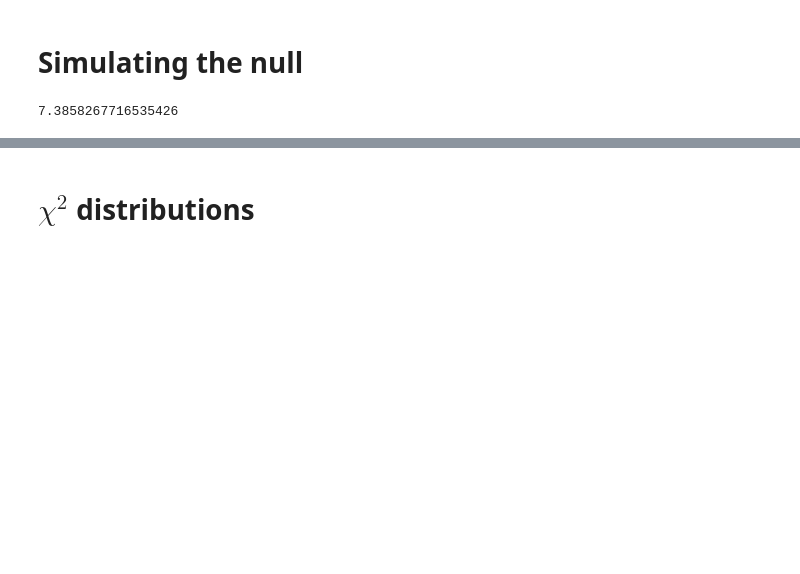
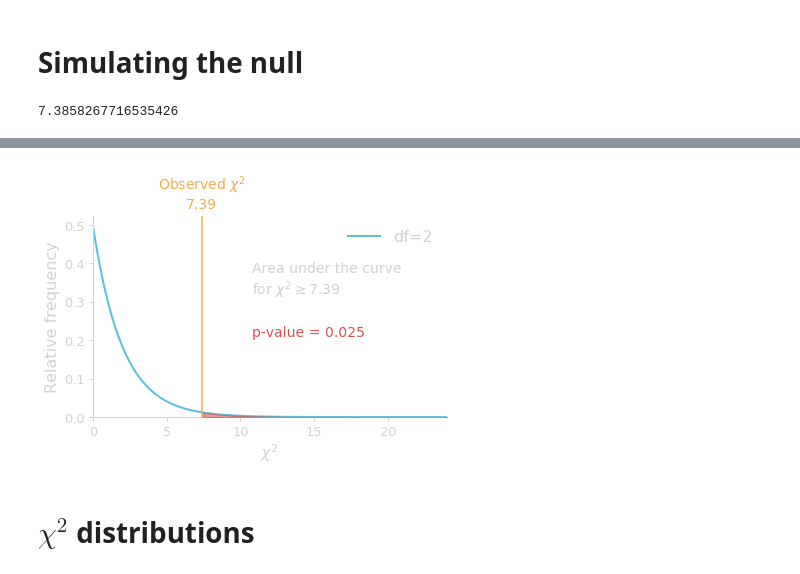
Before and after one commit to gcalmettes/stats13-slides, a Jupyter notebook: notebook-fig/figs-slides-9-multiple-proportions.ipynb, the cells around one changed output, grey strips where cells are left out. Drawn from its saved outputs; the diff is of its cells as text; code cells hidden in the pictures; blank space fills up the shorter version.

```diff
--- a/notebook-fig/figs-slides-9-multiple-proportions.ipynb
+++ b/notebook-fig/figs-slides-9-multiple-proportions.ipynb
@@ -270,3 +320,45 @@ plt.savefig("/Users/Gui/Box Sync/_STATS13/_Slides/_stats13-Lectures/assets/img/l
+# %%
+df=2
+chi_dist = stats.chi2(df=df)
+
+fig = plt.figure(figsize=(6,4))
+ax1 = fig.add_axes([0.15, 0.15, 0.82, 0.7])
+ax2 = ax1.twinx()
+
+for ax in [ax1]:
+    x = np.linspace(0, 25, 300)
+    ax.plot(x, chi_dist.pdf(x), lw=2, alpha=1, color=colors["blue"], label=f"df={df}")
+    for spine in ["bottom", "left"]:
+        ax.spines[spine].set_linewidth(1)
+        ax.spines[spine].set_color(colors["lightgray"])
+    for spine in ["top", "right"]:
+        ax.spines[spine].set_visible(False)
+    ax.tick_params(axis="both", width=1, size=4, color=colors["lightgray"], labelcolor=colors["lightgray"],
+                   labelsize=13, pad=4)
+    ax.set_xlabel("$\chi^2$", size=16, color=colors["lightgray"], ha="center")
+    ax.set_ylabel("Relative frequency", size=16, color=colors["lightgray"], ha="center")
+    ax.set_ylim(0)
+    ax.set_xlim(0, 24)
+    legend = ax.legend(loc="upper right", frameon=False, fontsize=16)
+    for text in legend.get_texts():
+        text.set_color(colors["lightgray"])
+
+for ax in [ax2]:
+    ax.axis("off")
+    ax.set_ylim(ax1.get_ylim())
+    pvalue = chi_dist.sf(original_chi)
+    ax.axvline(original_chi, color=colors["orange"], ymax=1)
+    ax.text(original_chi, ax.get_ylim()[1]*1.02, f'Observed $\chi^2$\n{original_chi:.2f}', ha="center",
+        color=colors["orange"], size=14, va="bottom")
+    ax.text(ax.get_xlim()[1]*0.45, ax.get_ylim()[1]*0.6, f"Area under the curve\nfor $\chi^2\geq${original_chi:.2f}",
+            color=colors["lightgray"], size=14)
+    ax.text(ax.get_xlim()[1]*0.45, ax.get_ylim()[1]*0.4, f"p-value = {pvalue:.3f}",
+            color=colors["red"], size=14)
+    ax.fill_between(x[x>original_chi], chi_dist.pdf(x)[x>original_chi], color=colors["red"], alpha=0.6)
+
+plt.savefig("/Users/Gui/Box Sync/_STATS13/_Slides/_stats13-Lectures/assets/img/lec/rock-paper-scissors-theory-chi2.svg", transparent=True)
+# %% [output]
+[figure, added]
 # %% [markdown]
 # $\chi^2$ distributions
 # %%
```
Also changed, not shown: parts of 8 cells of this notebook, 6 other files.
